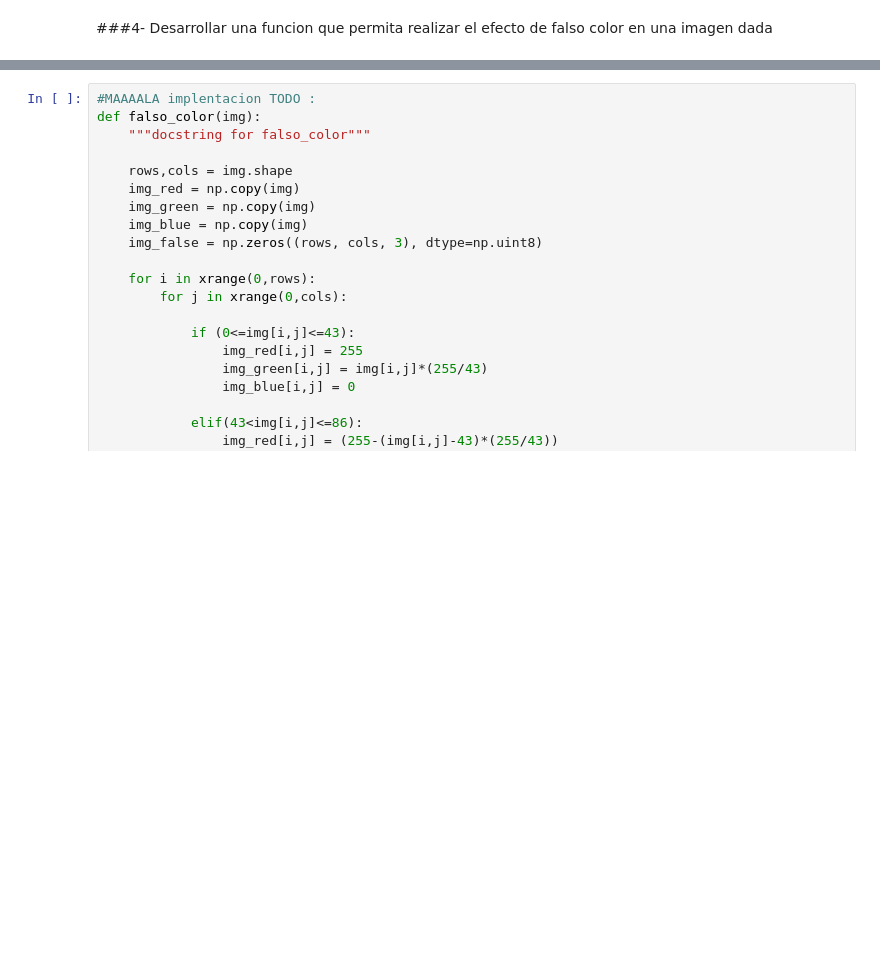
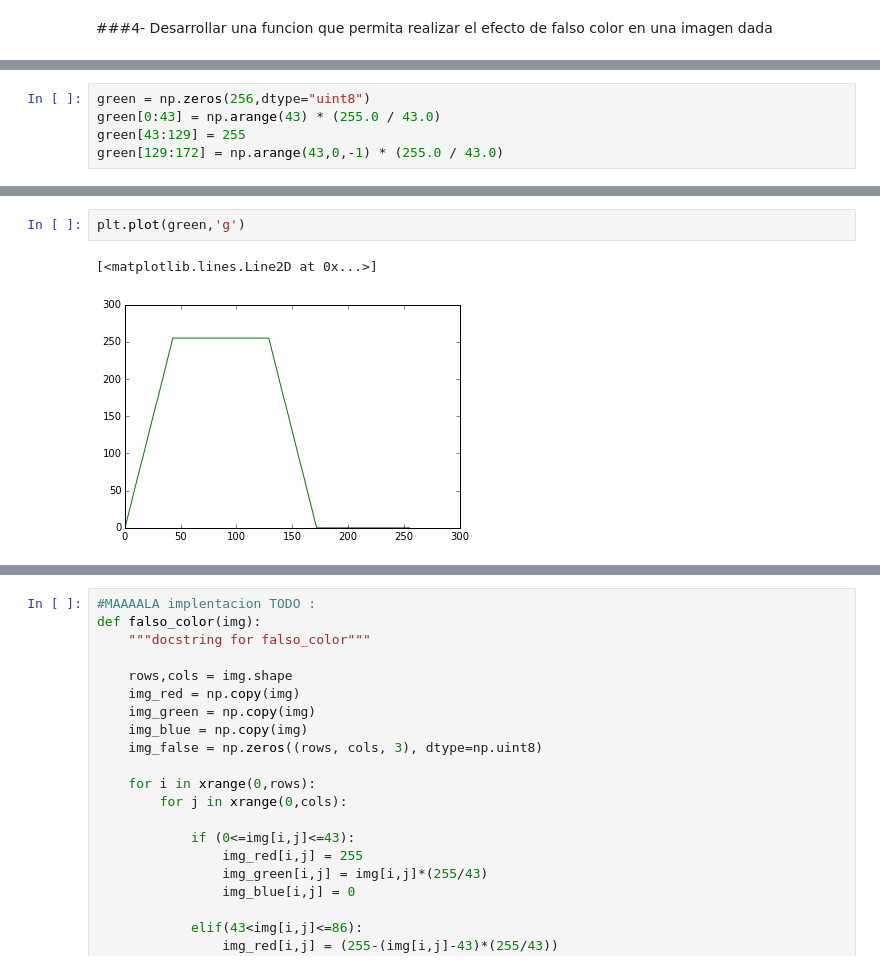
Before and after one commit to elsuizo/Practicas_vision, a Jupyter notebook: Practica2/Python/practica2.ipynb, the cells around one changed output, grey strips where cells are left out. Cells and saved outputs as stored; diff of their text form; blank space fills up the shorter version.

```diff
--- a/Practica2/Python/practica2.ipynb
+++ b/Practica2/Python/practica2.ipynb
@@ -201,0 +235,5 @@ plt.show()
+# %%
+green = np.zeros(256,dtype="uint8")
+green[0:43] = np.arange(43) * (255.0 / 43.0)
+green[43:129] = 255
+green[129:172] = np.arange(43,0,-1) * (255.0 / 43.0)
@@ -201,0 +252,5 @@ plt.show()
+# %%
+plt.plot(green,'g')
+# %% [output]
+[<matplotlib.lines.Line2D at 0x...>]
+[figure, added]
```
Also changed, not shown: parts of 26 cells of this notebook.
